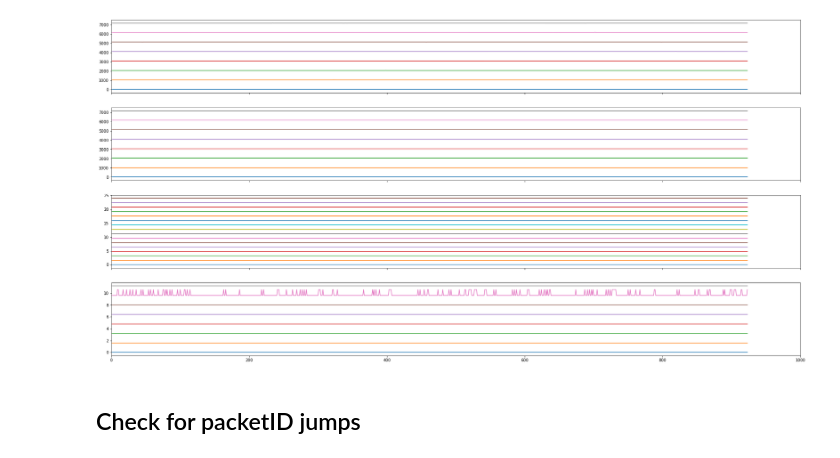
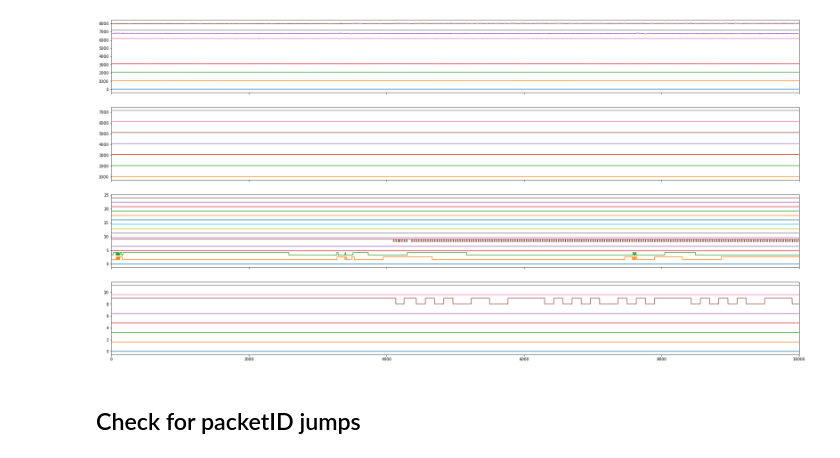
Before and after one commit to wonkoderverstaendige/CommanderTeensy, a Jupyter notebook: docs/DecodingTeensyCommander_b64_logs.ipynb, the cells around one changed output. Cells and saved outputs as stored; diff of their text form; code cells hidden in the pictures.

```diff
--- a/docs/DecodingTeensyCommander_b64_logs.ipynb
+++ b/docs/DecodingTeensyCommander_b64_logs.ipynb
@@ -49,7 +50,7 @@ def count_lines(fp):
         count = sum(buf.count(b'\n') for buf in _make_gen(f.raw.read))
     return count
 # %%
-bp = Path('20210718-192705_708.b64')
+bp = Path('C:/Users/reichler/data/2021_08_09/m400061/20210809-172208_513.b64')
 # %%
 %time num_lines = count_lines(bp)
 log_duration = num_lines/1000/60
@@ -81,17 +82,17 @@ with open(bp, 'rb') as bf:
 # np.save(bp.with_suffix('.npy'), arr=data)
 # %%
 fig, ax = plt.subplots(4, figsize=(32, 16), sharex=True)
-start, end = 0, 1000
+start, end = 0, 10000
 for n in range(8):
     ax[0].plot(data['analog'][start:end, n]+n*1024)
     ax[1].plot(data['states'][start:end, n]+n*1024)
     ax[3].plot(data['digital_out'][start:end, n]+n*1.6)
 
 for n in range(16):
     ax[2].plot(data['digital_in'][start:end, n]+n*1.6)
     ax[2].set_xlim(start, end)
 # %% [output]
-[figure, old version]
+[figure, new version]
 # %% [markdown]
 ## Check for packetID jumps
 # %%
```
Also changed, not shown: parts of 4 cells of this notebook.
